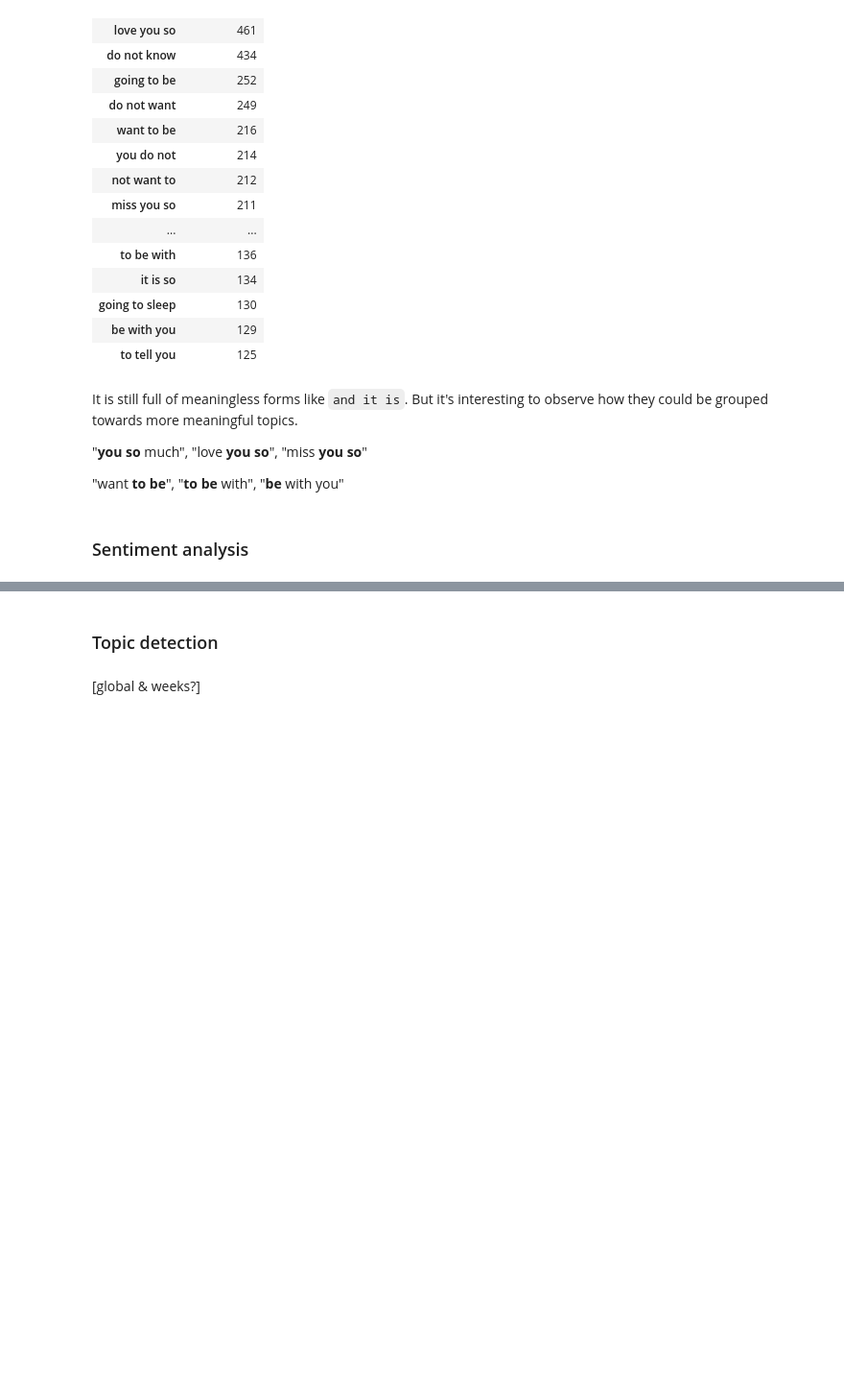
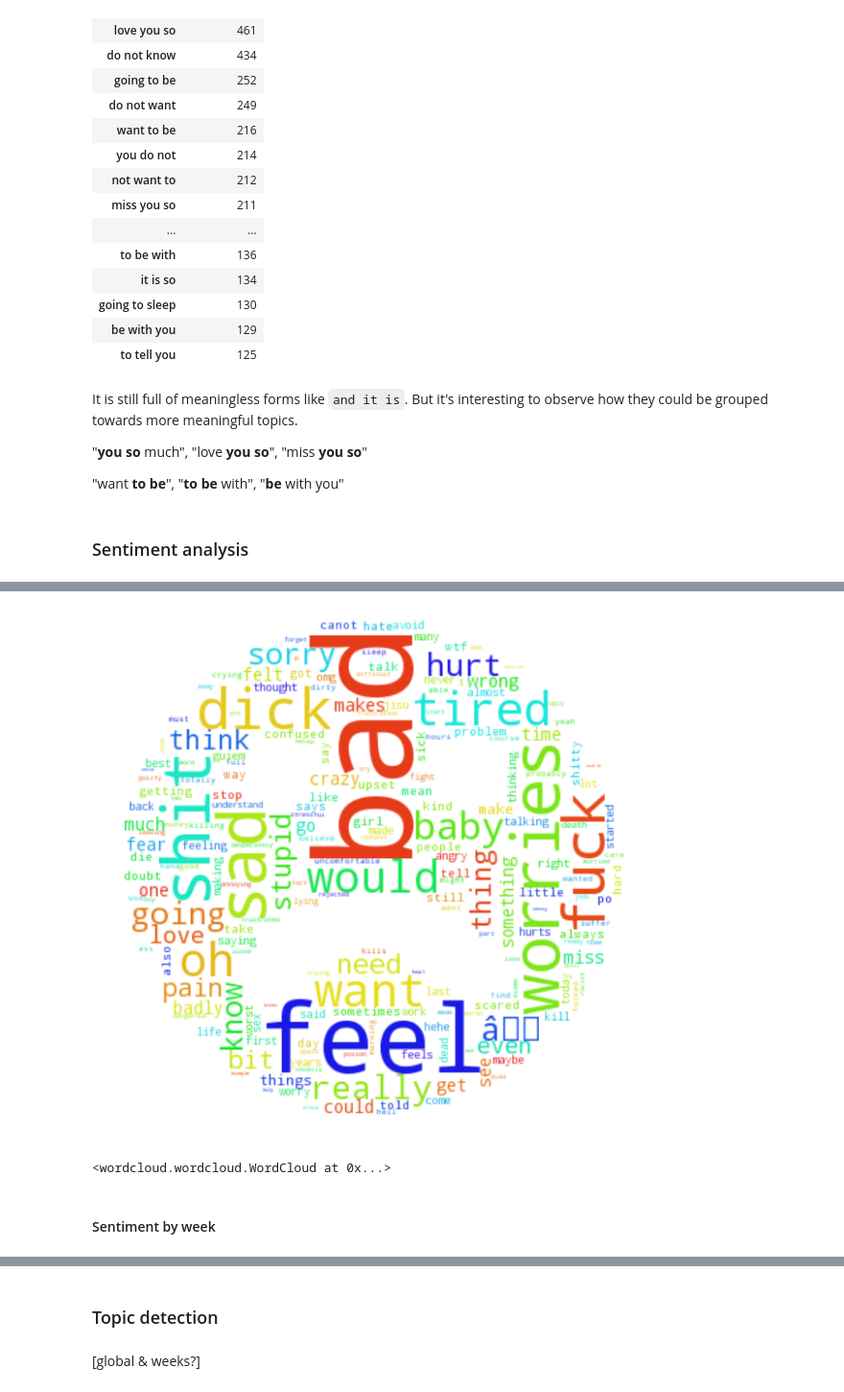
Before and after one commit to guiem/my_notebooks, a Jupyter notebook: anniversary/anniversary.ipynb, the cells around one changed output, grey strips where cells are left out. Shown at 96% size. Saved outputs shown, nothing was run; the diff lists cells and outputs as text; code cells hidden in the pictures; blank space fills up the shorter version.

```diff
--- a/anniversary/anniversary.ipynb
+++ b/anniversary/anniversary.ipynb
@@ -759,0 +867,19 @@ It is still full of meaningless forms like `and it is`. But it's interesting to
+# %%
+df_neg = df[df.senti<-0.5].text_normalized.dropna()
+top_1000 = pd.Series(' '.join(df_neg).split()).value_counts()[:1000]
+sad_mask = np.array(Image.open("./imgs/sad.jpg"))
+stopwords = set()
+wc = WordCloud(background_color="white",mask=sad_mask,stopwords=stopwords)
+wc.generate_from_frequencies(list(top_1000.to_dict().items()))
+plt.figure(figsize=(20,10))
+plt.imshow(wc, interpolation='bilinear')
+plt.axis("off")
+plt.axis("off")
+plt.show()
+# store to file because in the Jupyter notebook we cannot observe all the details
+wc.to_file("./imgs/saduni.png")
+# %% [output]
+[figure, added]
+<wordcloud.wordcloud.WordCloud at 0x...>
+# %% [markdown]
+#### Sentiment by week
```
Also changed, not shown: parts of 27 cells of this notebook, 4 other files.
